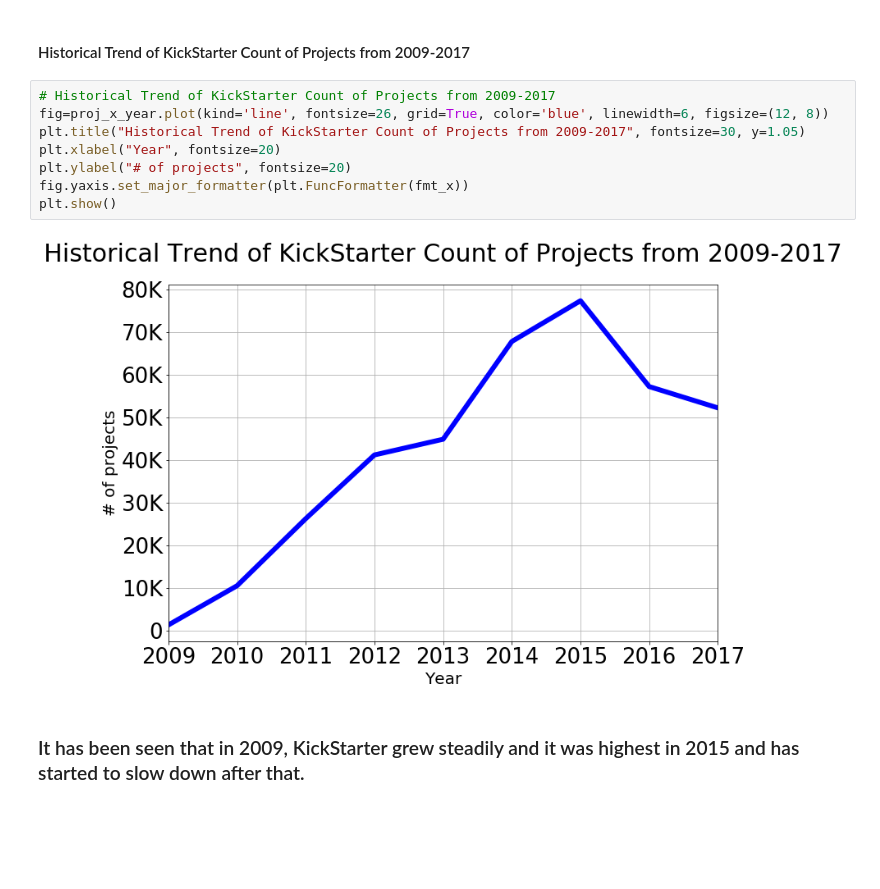
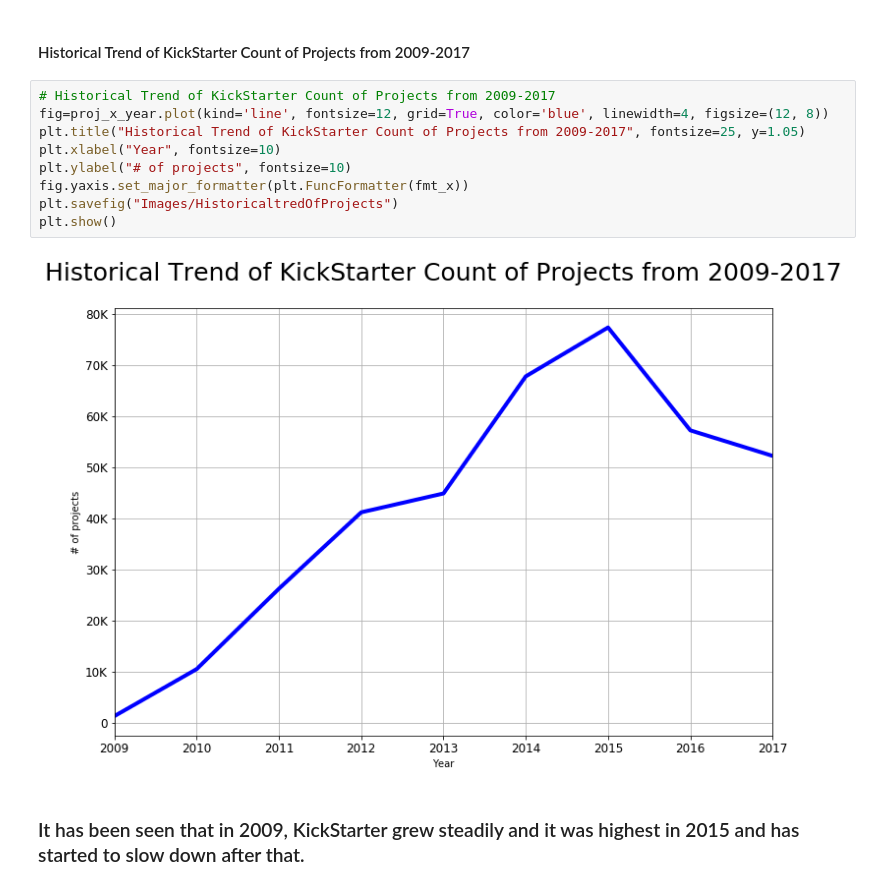
Before and after one commit to bhavinidata/KickStarter, a Jupyter notebook: KickStarter.ipynb, the cells around one changed output. Saved outputs shown, nothing was run; the diff lists cells and outputs as text; blank space fills up the shorter version.

```diff
--- a/KickStarter.ipynb
+++ b/KickStarter.ipynb
@@ -583,14 +637,15 @@ Name: ID, dtype: int64
 #### Historical Trend of KickStarter Count of Projects from 2009-2017
 # %%
 # Historical Trend of KickStarter Count of Projects from 2009-2017
-fig=proj_x_year.plot(kind='line', fontsize=26, grid=True, color='blue', linewidth=6, figsize=(12, 8))
-plt.title("Historical Trend of KickStarter Count of Projects from 2009-2017", fontsize=30, y=1.05)
-plt.xlabel("Year", fontsize=20)
-plt.ylabel("# of projects", fontsize=20)
+fig=proj_x_year.plot(kind='line', fontsize=12, grid=True, color='blue', linewidth=4, figsize=(12, 8))
+plt.title("Historical Trend of KickStarter Count of Projects from 2009-2017", fontsize=25, y=1.05)
+plt.xlabel("Year", fontsize=10)
+plt.ylabel("# of projects", fontsize=10)
 fig.yaxis.set_major_formatter(plt.FuncFormatter(fmt_x))
+plt.savefig("Images/HistoricaltredOfProjects")
 plt.show()
 # %% [output]
-[figure, old version]
+[figure, new version]
 # %% [markdown]
 ### It has been seen that in 2009, KickStarter grew steadily and it was highest in 2015 and has started to slow down after that.
 # %%
```
Also changed, not shown: parts of 19 cells of this notebook.
